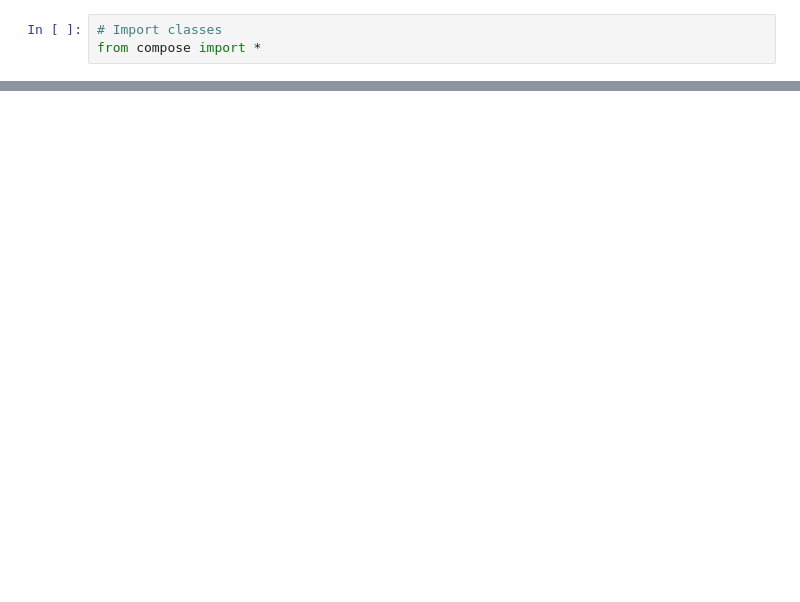
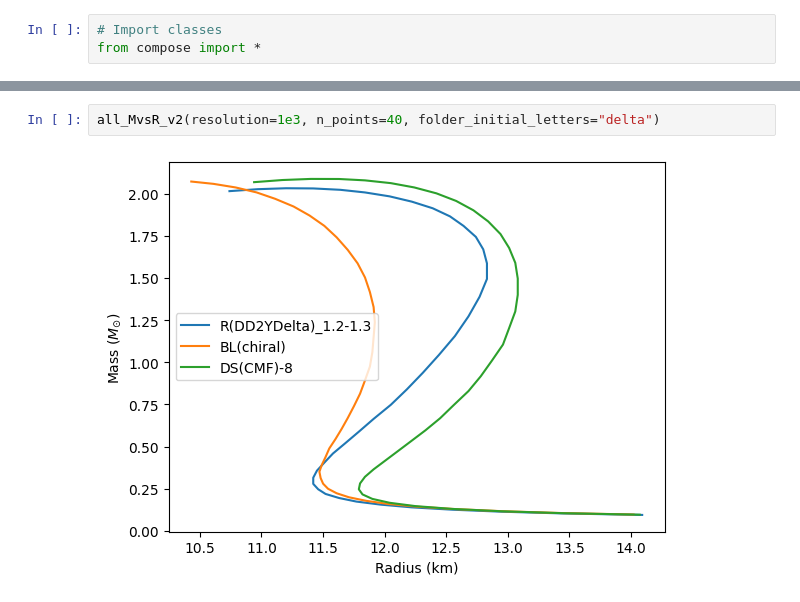
Before and after one commit to PhysicsZandi/NeutronStars, a Jupyter notebook: src/compose_examples.ipynb, the cells around one changed output, grey strips where cells are left out. Cells and saved outputs as stored; diff of their text form; blank space fills up the shorter version.

```diff
--- a/src/compose_examples.ipynb
+++ b/src/compose_examples.ipynb
@@ -11,0 +24,4 @@ all_MvsR(resolution=1e3, n_points=40)
+# %%
+all_MvsR_v2(resolution=1e3, n_points=40, folder_initial_letters="delta")
+# %% [output]
+[figure, added]
```
Also changed, not shown: parts of 67 cells of this notebook, 1 other file.
